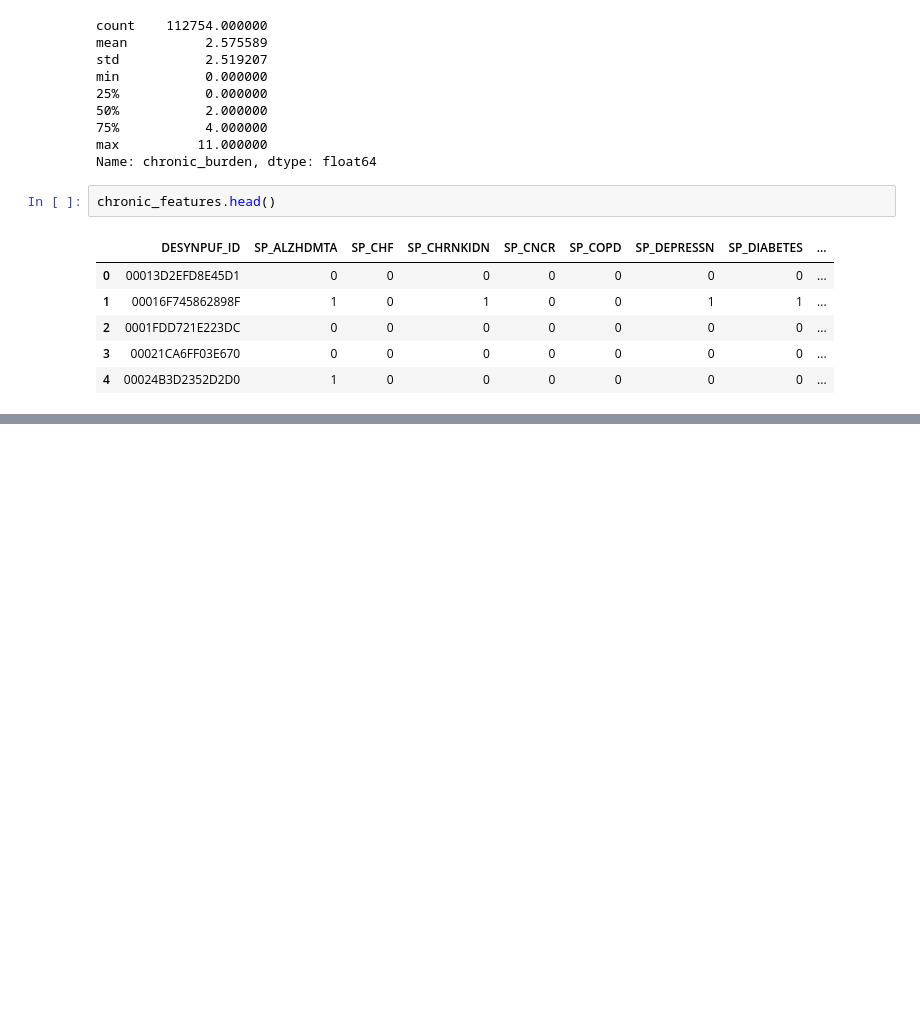
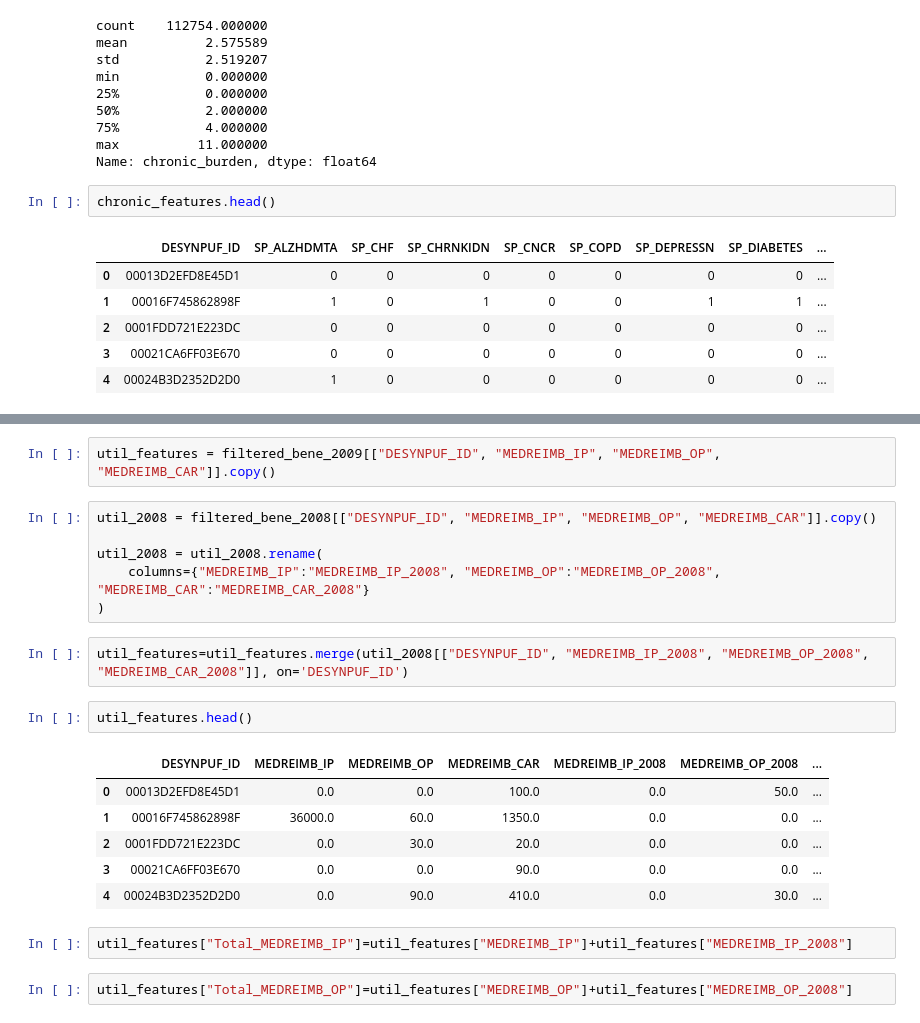
Before and after one commit to Mihira20/PCP-disengagement-risk-scorer, a Jupyter notebook: notebooks/01_EDA.ipynb, the cells around one changed output, grey strips where cells are left out. Cells and saved outputs as stored; diff of their text form; blank space fills up the shorter version.

```diff
--- a/notebooks/01_EDA.ipynb
+++ b/notebooks/01_EDA.ipynb
@@ -288,0 +357,23 @@ chronic_features.head()
+# %%
+util_features = filtered_bene_2009[["DESYNPUF_ID", "MEDREIMB_IP", "MEDREIMB_OP", "MEDREIMB_CAR"]].copy()
+# %%
+util_2008 = filtered_bene_2008[["DESYNPUF_ID", "MEDREIMB_IP", "MEDREIMB_OP", "MEDREIMB_CAR"]].copy()
+
+util_2008 = util_2008.rename(
+    columns={"MEDREIMB_IP":"MEDREIMB_IP_2008", "MEDREIMB_OP":"MEDREIMB_OP_2008", "MEDREIMB_CAR":"MEDREIMB_CAR_2008"}
+)
+# %%
+util_features=util_features.merge(util_2008[["DESYNPUF_ID", "MEDREIMB_IP_2008", "MEDREIMB_OP_2008", "MEDREIMB_CAR_2008"]], on='DESYNPUF_ID')
+# %%
+util_features.head()
+# %% [output]
+|  | DESYNPUF_ID | MEDREIMB_IP | MEDREIMB_OP | MEDREIMB_CAR | MEDREIMB_IP_2008 | MEDREIMB_OP_2008 | ... |
+| 0 | 00013D2EFD8E45D1 | 0.0 | 0.0 | 100.0 | 0.0 | 50.0 | ... |
+| 1 | 00016F745862898F | 36000.0 | 60.0 | 1350.0 | 0.0 | 0.0 | ... |
+| 2 | 0001FDD721E223DC | 0.0 | 30.0 | 20.0 | 0.0 | 0.0 | ... |
+| 3 | 00021CA6FF03E670 | 0.0 | 0.0 | 90.0 | 0.0 | 0.0 | ... |
+| 4 | 00024B3D2352D2D0 | 0.0 | 90.0 | 410.0 | 0.0 | 30.0 | ... |
+# %%
+util_features["Total_MEDREIMB_IP"]=util_features["MEDREIMB_IP"]+util_features["MEDREIMB_IP_2008"]
+# %%
+util_features["Total_MEDREIMB_OP"]=util_features["MEDREIMB_OP"]+util_features["MEDREIMB_OP_2008"]
```
Also changed, not shown: parts of 16 cells of this notebook.
